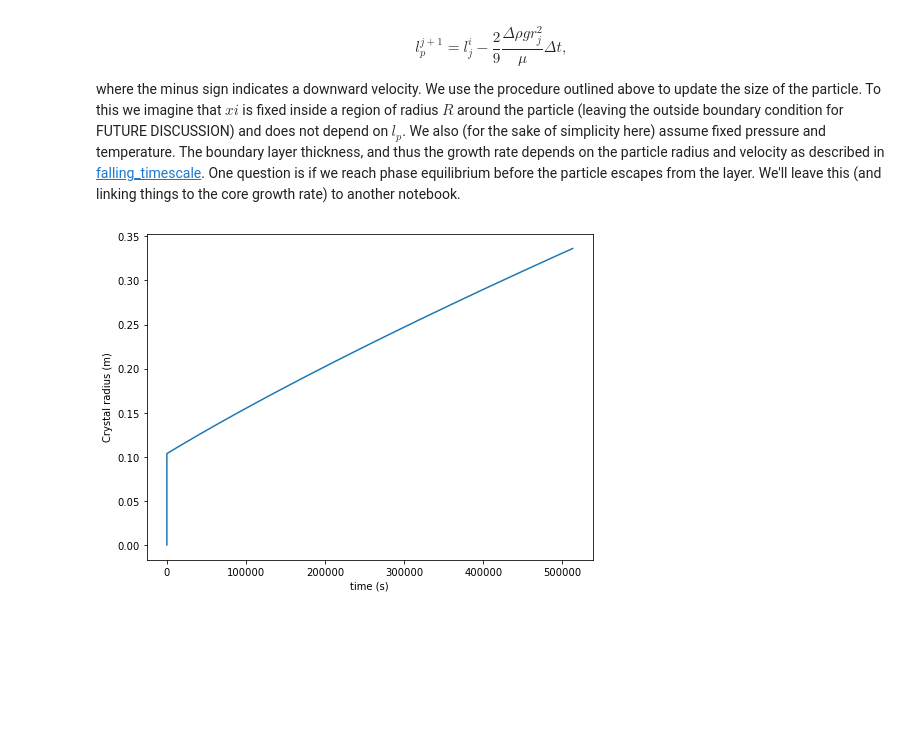
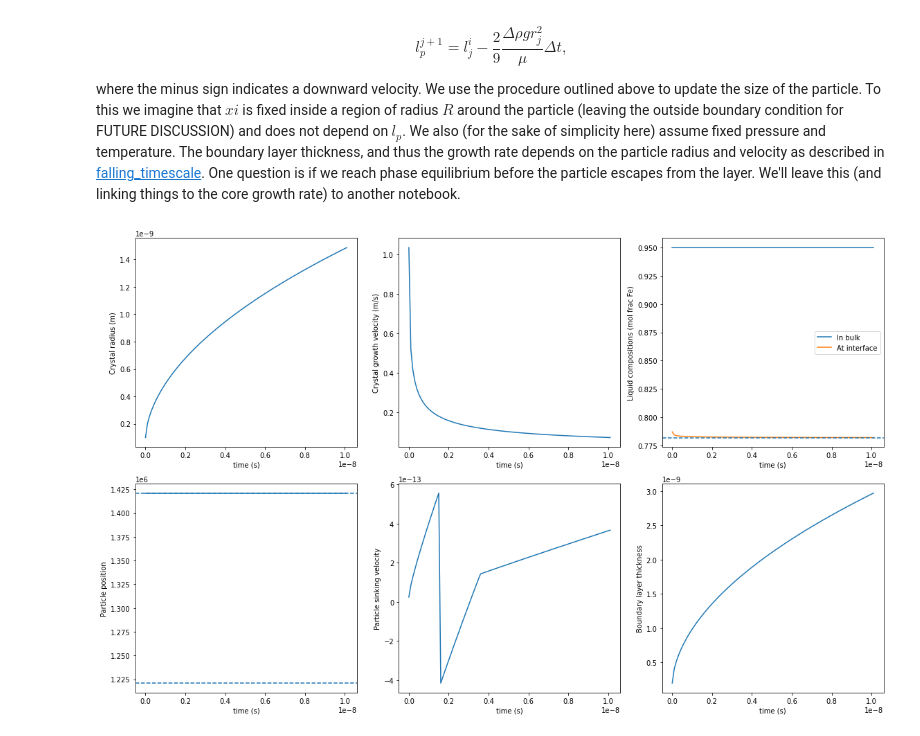
Before and after one commit to andreww/slurry, a Jupyter notebook: growth_with_boundary_layer.ipynb, the cells around one changed output. Drawn from its saved outputs; the diff is of its cells as text; code cells hidden in the pictures; blank space fills up the shorter version.

```diff
--- a/growth_with_boundary_layer.ipynb
+++ b/growth_with_boundary_layer.ipynb
@@ -173,12 +173,12 @@ rp       v        xl       vf       error
 # %%
 # Quick plot of the composition
 # Lower plot shows effect of spherical geometry
-r = np.linspace(0.0, rtot, 1000)
+r = np.linspace(1.0E-12, rtot, 1000)
 fig, ax = plt.subplots(nrows=2)
 plt.xlabel("$r$")
 plt.ylabel("$x_l$")
 ax[0].plot(r, x_r_well_mixed(r, 0.9, 0.80))
-ax[0].plot(r, intergrand_well_mixed(r, 0.9, 0.80)/(4*np.pi*r*r), alpha=0.5)
+ax[0].plot(r, intergrand_well_mixed(r, 0.9, 0.80)/(4*np.pi*r**2), 'r:')
 ax[1].plot(r, intergrand_well_mixed(r, 0.9, 0.80))
 
 plt.show()
@@ -194,7 +194,7 @@ xi           = 0.9     # Overall composition, mol frac Fe
 k0           = 150.0   # growth rate prefactor, m/s
 r_tot        = 1.0     # initial box radius
 time_step    = 0.001   # s
-total_time   = 0.50    # s
+total_time   = 0.21    # s
 total_volume = (4.0/3.0) * np.pi * r_tot**3
 
 # For plotting only - what is equilibrium?
@@ -241,9 +241,12 @@ ax2.plot(ts, vs)
 ax2.set_xlabel('time (s)')
 ax2.set_ylabel('Crystal growth velocity (m/s)')
 
-ax3.set_yscale("log")
+#ax3.set_yscale("log")
 ax3.plot(ts, x_ls)
 ax3.set_xlabel('time (s)')
 ax3.set_ylabel('Liquid compositions (mol frac Fe)')
 ax3.axhline(x_lq_eq, ls='--')
+
+fig.tight_layout()
+plt.show()
 # %% [output]
@@ -580,6 +587,8 @@ g = 3.7 # ICB gravity - from PREM
 
 time_step = 1000.0 # s
 total_time = 1000000 # s
+time_step = 1.0E-10
+total_time = 1.0E-8
 total_volume = (4.0/3.0) * np.pi * r_tot**3
 
 # For plotting only - what is equilibrium?
@@ -626,78 +635,65 @@ bl_thickness.append(delta)
 errors.append(error)
 
 while (time < total_time) and (lp > radius_inner_core):
-    if time < 1.0:
-        this_time_step = 0.1
-    else:
-        this_time_step = time_step
     # Update particle position
-    lp = lp - v_falling*this_time_step
+    lp = lp - v_falling*time_step
     # grow particles
-    rp = rp + v*this_time_step
+    rp = rp + v*time_step
     # Density calculation (with bulk composition at previous step...)
     rho_liq, _, _, rho_hcp, _, _ = feo_thermodynamics.densities(xl, p, t)
     delta_rho = rho_hcp - rho_liq
     # Falling velocity
     v_falling  = spo.brentq(falling.fzhang_opt, -1.0, 100.0,
                                  args=(rp, mu, g, delta_rho, rho_liq))
     # Boundary layers
     _, _, _, _, delta, _, _ = falling.calculate_boundary_layers([rp], mu, g, delta_rho, rho_liq,
                                 1.0, dl, radius_top_flayer, radius_inner_core)
     delta = delta[0]
     # Growth rate
     v, xp, xl, error = diffusion_growth_rate(rp, xi, delta, rtot, t, p, dl, k0)
-    time = time + this_time_step
+    time = time + time_step
     rs.append(rp)
     ts.append(time)
     vs.append(v)
     x_ps.append(xp)
     x_ls.append(xl)
     lps.append(lp)
     v_fallings.append(v_falling)
     bl_thickness.append(delta)
     errors.append(error)
 
 
-fig, ax = plt.subplots(figsize=(8,6))
-ax.plot(ts, rs)
-ax.set_xlabel('time (s)')
-ax.set_ylabel('Crystal radius (m)')
+fig, ax = plt.subplots(nrows=2, ncols=3, figsize=(16,10))
+ax[0,0].plot(ts, rs)
+ax[0,0].set_xlabel('time (s)')
+ax[0,0].set_ylabel('Crystal radius (m)')
+
+ax[0,1].plot(ts, vs)
+ax[0,1].set_xlabel('time (s)')
+ax[0,1].set_ylabel('Crystal growth velocity (m/s)')
+
+ax[0,2].plot(ts, x_ls, label='In bulk')
+ax[0,2].plot(ts, x_ps, label='At interface')
+ax[0,2].set_xlabel('time (s)')
+ax[0,2].set_ylabel('Liquid compositions (mol frac Fe)')
+ax[0,2].axhline(x_lq_eq, ls='--')
+ax[0,2].legend()
+
+ax[1,0].plot(ts, lps)
+ax[1,0].set_xlabel('time (s)')
+ax[1,0].set_ylabel('Particle position')
+ax[1,0].axhline(radius_inner_core, ls='--')
+ax[1,0].axhline(radius_top_flayer, ls='--')
+
+ax[1,1].plot(ts, v_fallings)
+ax[1,1].set_xlabel('time (s)')
+ax[1,1].set_ylabel('Particle sinking velocity')
+
+ax[1,2].plot(ts, bl_thickness)
+ax[1,2].set_xlabel('time (s)')
+ax[1,2].set_ylabel('Boundary layer thickness')
+
+fig.tight_layout()
 plt.show()
-
-fig, ax = plt.subplots(figsize=(8,6))
-ax.plot(ts, vs)
-ax.set_xlabel('time (s)')
-ax.set_ylabel('Crystal growth velocity (m/s)')
-plt.show()
-
-
-fig, ax = plt.subplots(figsize=(8,6))
-ax.plot(ts, x_ls, label='In bulk')
-ax.plot(ts, x_ps, label='At interface')
-ax.set_xlabel('time (s)')
-ax.set_ylabel('Liquid compositions (mol frac Fe)')
-ax.axhline(x_lq_eq, ls='--')
-ax.legend()
-plt.show()
-
-fig, ax = plt.subplots(figsize=(8,6))
-ax.plot(ts, lps)
-ax.set_xlabel('time (s)')
-ax.set_ylabel('Particle position')
-ax.axhline(radius_inner_core, ls='--')
-ax.axhline(radius_top_flayer, ls='--')
-plt.show()
-
-fig, ax = plt.subplots(figsize=(8,6))
-ax.plot(ts, v_fallings)
-ax.set_xlabel('time (s)')
-ax.set_ylabel('Particle sinking velocity')
-plt.show()
-
-fig, ax = plt.subplots(figsize=(8,6))
-ax.plot(ts, bl_thickness)
-ax.set_xlabel('time (s)')
-ax.set_ylabel('Boundary layer thickness')
-plt.show()
 # %% [output]
-[figure, old version]
+[figure, new version]
```
Also changed, not shown: parts of 13 cells of this notebook, 2 other files.
